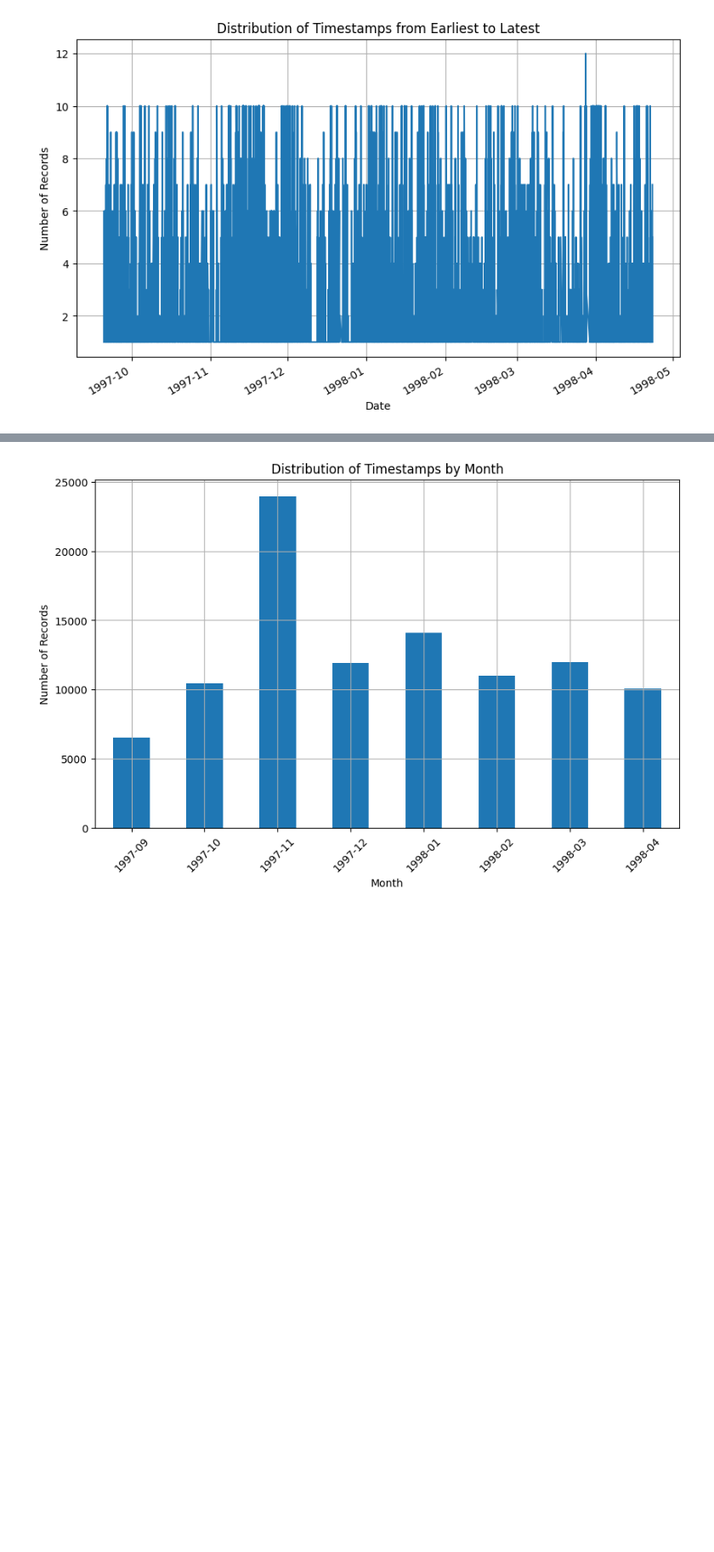
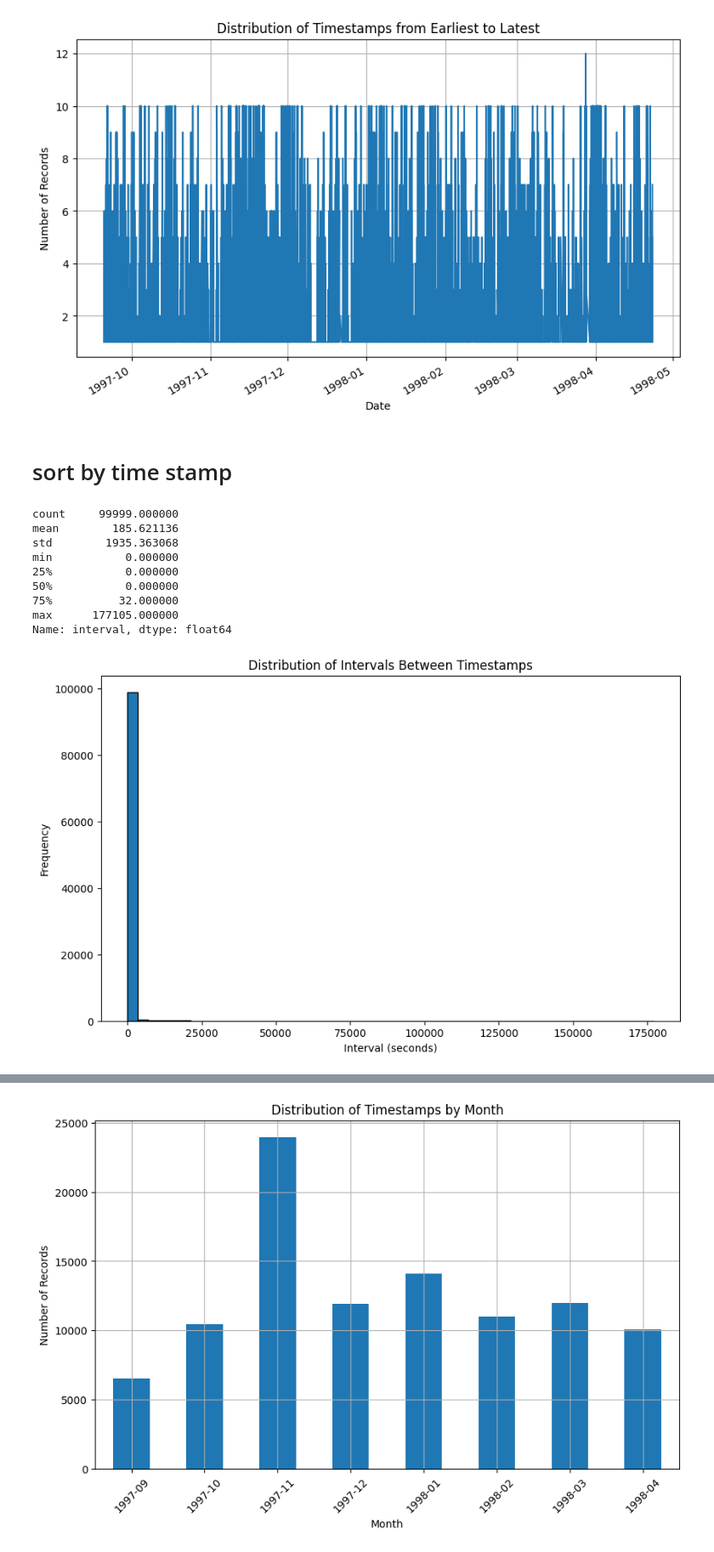
Before and after one commit to JinyangLi01/DFMonitor, a Jupyter notebook: experiments/movielens/river100K/Accuracy_diff/hoeffding_tree/river_movielens_predictions.ipynb, the cells around one changed output, grey strips where cells are left out. Shown at 85% size. Cells and saved outputs as stored; diff of their text form; code cells hidden in the pictures; blank space fills up the shorter version.

```diff
--- a/experiments/movielens/river100K/Accuracy_diff/hoeffding_tree/river_movielens_predictions.ipynb
+++ b/experiments/movielens/river100K/Accuracy_diff/hoeffding_tree/river_movielens_predictions.ipynb
@@ -80,3 +80,45 @@ plt.grid(True)
 plt.show()
 # %% [output]
 [figure]
+# %% [markdown]
+# sort by time stamp
+# %%
+import pandas as pd
+import matplotlib.pyplot as plt
+
+# Load the DataFrame
+df = pd.read_csv('result_hoeffding_classifier.csv')
+
+# Convert the 'timestamp' column to datetime
+df['timestamp'] = pd.to_datetime(df['timestamp'])
+
+# Sort the DataFrame by 'timestamp' (if not already sorted)
+df = df.sort_values(by='timestamp')
+
+# Calculate the intervals between consecutive timestamps
+df['interval'] = df['timestamp'].diff().dt.total_seconds()  # Interval in seconds
+
+# Drop the first row since it will have a NaN interval
+df = df.dropna(subset=['interval'])
+
+# Summary statistics of the intervals
+print(df['interval'].describe())
+
+# Plot the distribution of intervals
+plt.figure(figsize=(10, 6))
+plt.hist(df['interval'], bins=50, edgecolor='black')
+plt.title('Distribution of Intervals Between Timestamps')
+plt.xlabel('Interval (seconds)')
+plt.ylabel('Frequency')
+plt.show()
+# %% [output]
+count     99999.000000
+mean        185.621136
+std        1935.363068
+min           0.000000
+25%           0.000000
+50%           0.000000
+75%          32.000000
+max      177105.000000
+Name: interval, dtype: float64
+[figure, added]
```
Also changed, not shown: parts of 1 cell of this notebook, 24 other files.
